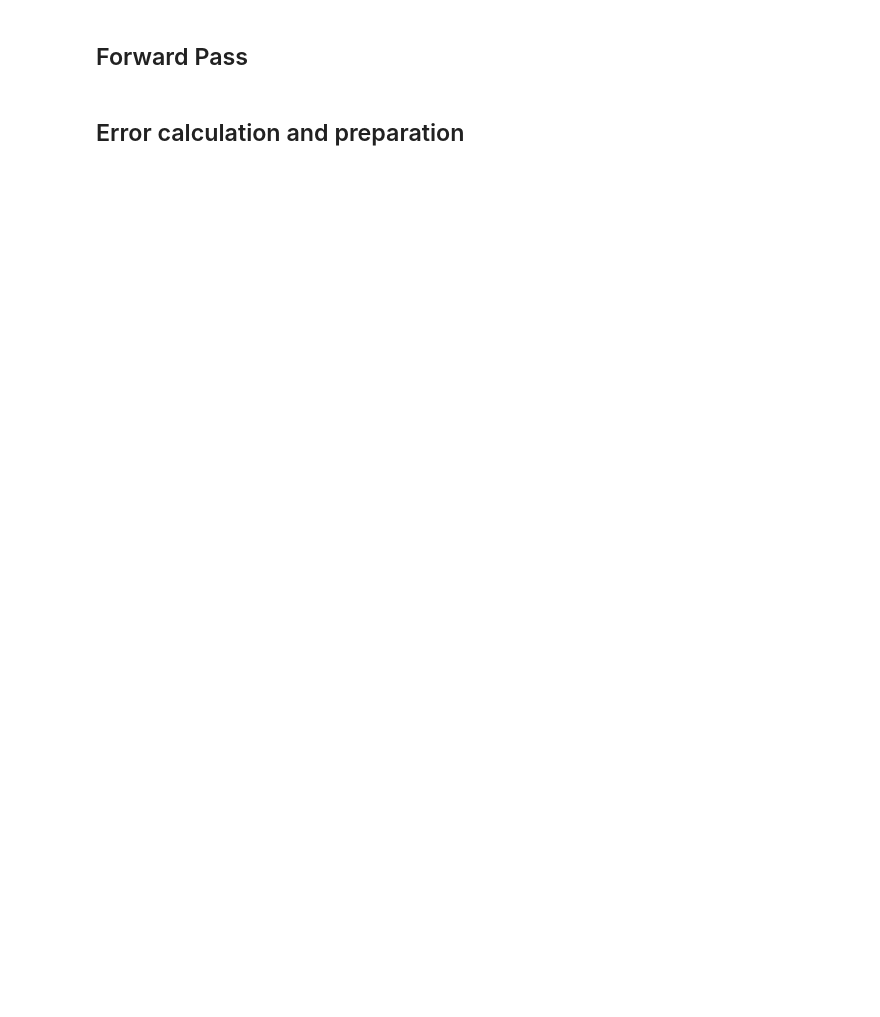
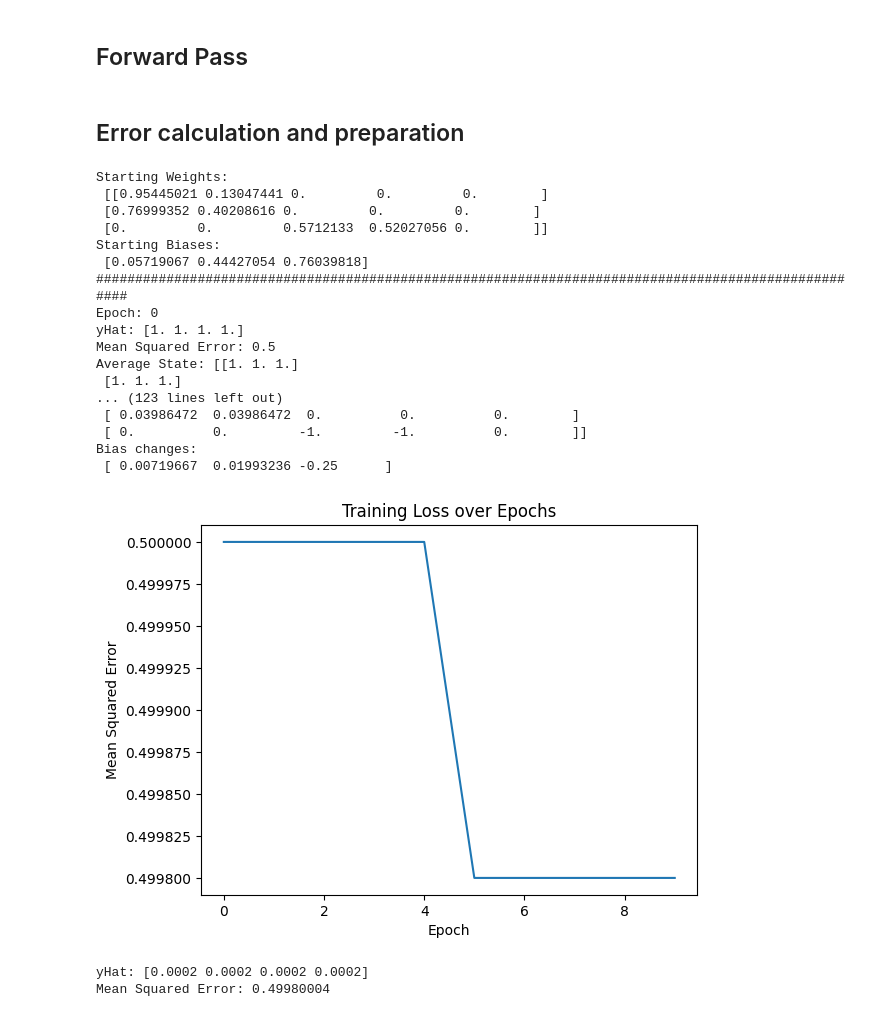
Before and after one commit to TendaiSkema/NEAT-Net, a Jupyter notebook: GNN-inspired/starting_test.ipynb, the cells around one changed output. Cells and saved outputs as stored; diff of their text form; code cells hidden in the pictures; blank space fills up the shorter version.

```diff
--- a/GNN-inspired/starting_test.ipynb
+++ b/GNN-inspired/starting_test.ipynb
@@ -292,6 +292,8 @@ adj = np.array(
         [0, 0, 1, 1, 0] # o1
     ]
 )
+
+output_mask = np.array([0, 0, 1])  # only the output neuron
 
 w = np.array([
     [0.25914638, 0.77686861, 0.         , 0.         , 0.        ],
@@ -397,11 +399,10 @@ print("Mean Squared Error:", error)
 Mean Squared Error: 0.52
 # %%
 dJ = yHat - ys
-print("dJ:", dJ)
-delta = dJ @ activation_prime(avg_a) # error per node
-print("Delta:", delta)
-delta_state = np.zeros(avg_state.T.shape) # declares the inital state for the delta propagation NxT where N is number of nodes and T is number of time steps
-delta_state[-1] = delta
+print("dJ:", dJ.reshape(-1, 1))
+masked_a = avg_a * output_mask
+print("Masked avg_a:", masked_a)
+delta_state = dJ * activation_prime(masked_a.T) # error per node
 print("Initial delta_state1:\n", delta_state, delta_state.shape)
 avg_state = np.concatenate((xs, avg_state), axis=1)
 print("Avg state with inputs:", avg_state, avg_state.shape)
@@ -485,16 +553,16 @@ print("propagation_delta = w.T * delta_state3:\n", p_delta)
 # %% [markdown]
 ## Inizialize
 # %%
-LR = 0.001  # learning rate
+LR = 0.1  # learning rate
 
 xs = np.array([
     [0, 0],
     [0, 1],
     [1, 0],
     [1, 1]
-]) * 0.8  # XOR inputs
+]) #* 0.8  # XOR inputs
 
-ys = np.array([0, 1, 1, 0]) * 0.8  # XOR outputs
+ys = np.array([0, 1, 1, 0]) #* 0.8  # XOR outputs
 
 print("X:", xs)
 print("Y:", ys)
@@ -507,6 +575,8 @@ adj = np.array(
         [0, 0, 1, 1, 0] # o1
     ]
 )
+
+output_mask = np.array([0, 0, 1])  # only the output neuron
 
 w =  np.random.rand(3, 5)  # weights between -1 and 1
 w = w * adj  # apply adjacency mask
@@ -553,10 +635,7 @@ def forward(xs, w, b):
 ## Error calculation and preparation
 # %%
 def init_delta_state(dJ, avg_state, avg_inter_state):
-    delta = dJ * activation_prime(avg_inter_state[:, -1])
-    delta_state = np.zeros(avg_state.T.shape) # declares the inital state for the delta propagation NxT where N is number of nodes and T is number of time steps
-    delta_state[-1] = delta
-    return delta_state
+    return dJ * activation_prime((avg_inter_state*output_mask).T)
 
 def inital_back_iteration(delta_state, w, b, avg_state):
     # propagate apply dw to weight from output
@@ -594,27 +673,61 @@ def backpropagation(ys, yHat, avg_state, avg_inter_state, w, b):
 # %%
 start_w = w.copy()
 start_b = b.copy()
 
 print("Starting Weights:\n", w)
 print("Starting Biases:\n", b)
-
+losses = []
 for epoch in range(10):
     print("#"*100)
     print("Epoch:", epoch)
     yHat, avg_state, avg_inter_state = forward(xs, w, b)
     print("yHat:", yHat)
     print("Mean Squared Error:", np.mean((yHat - ys) ** 2))
+    losses.append(np.mean((yHat - ys) ** 2))
 
     print("Average State:", avg_state, avg_state.shape)
     print("Average Intermediate State:", avg_inter_state, avg_inter_state.shape)
 
     w_old = w.copy()
     b_old = b.copy()
     w, b = backpropagation(ys, yHat, avg_state, avg_inter_state, w, b)
 
 
 print("Final Weights:\n", w)
 print("Final Biases:\n", b)
 print("-"*100)
 print("Weight changes:\n", w - start_w)
 print("Bias changes:\n", b - start_b)
+
+plt.plot(losses)
+plt.xlabel("Epoch")
+plt.ylabel("Mean Squared Error")
+plt.title("Training Loss over Epochs")
+plt.show()
+# %% [output]
+Starting Weights:
+ [[0.95445021 0.13047441 0.         0.         0.        ]
+ [0.76999352 0.40208616 0.         0.         0.        ]
+ [0.         0.         0.5712133  0.52027056 0.        ]]
+Starting Biases:
+ [0.05719067 0.44427054 0.76039818]
+####################################################################################################
+Epoch: 0
+yHat: [1. 1. 1. 1.]
+Mean Squared Error: 0.5
+Average State: [[1. 1. 1.]
+ [1. 1. 1.]
+... (123 lines left out)
+ [ 0.03986472  0.03986472  0.          0.          0.        ]
+ [ 0.          0.         -1.         -1.          0.        ]]
+Bias changes:
+ [ 0.00719667  0.01993236 -0.25      ]
+[figure, added]
+# %%
+# last test iteration
+yHat, avg_state, avg_inter_state = forward(xs, w, b)
+print("yHat:", yHat)
+print("Mean Squared Error:", np.mean((yHat - ys) ** 2))
+# %% [output]
+yHat: [0.0002 0.0002 0.0002 0.0002]
+Mean Squared Error: 0.49980004
```
Also changed, not shown: parts of 9 cells of this notebook.
